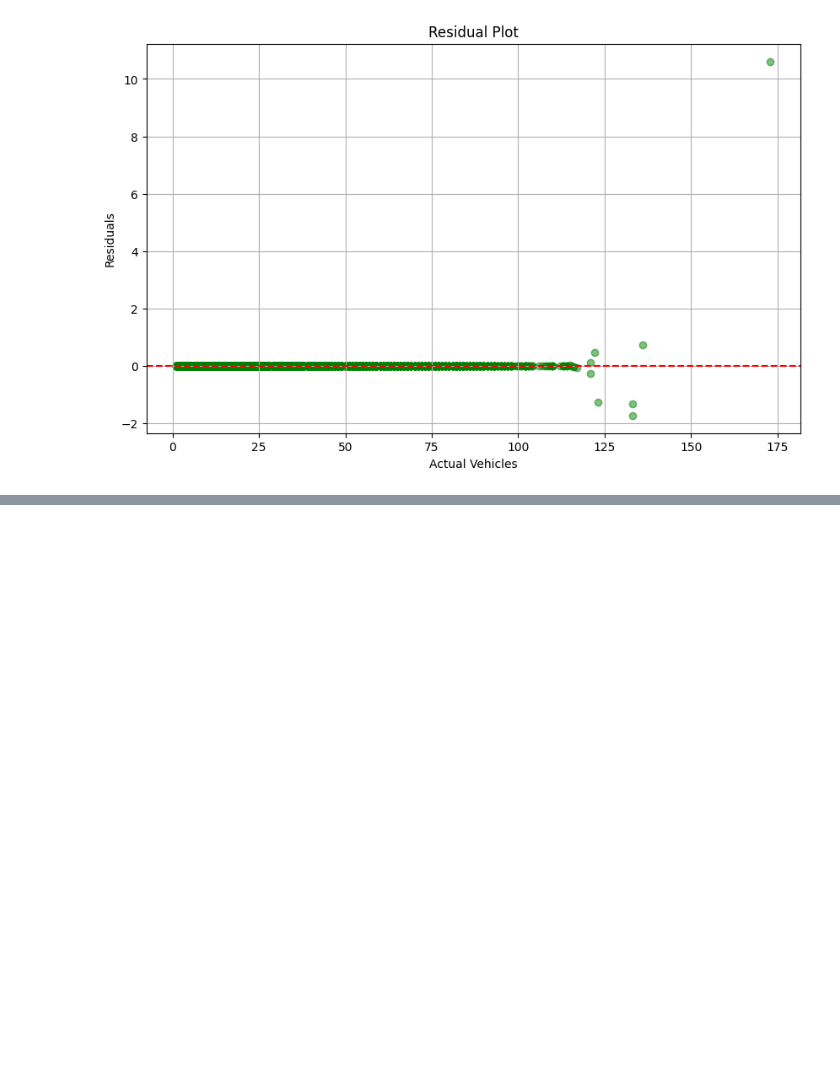
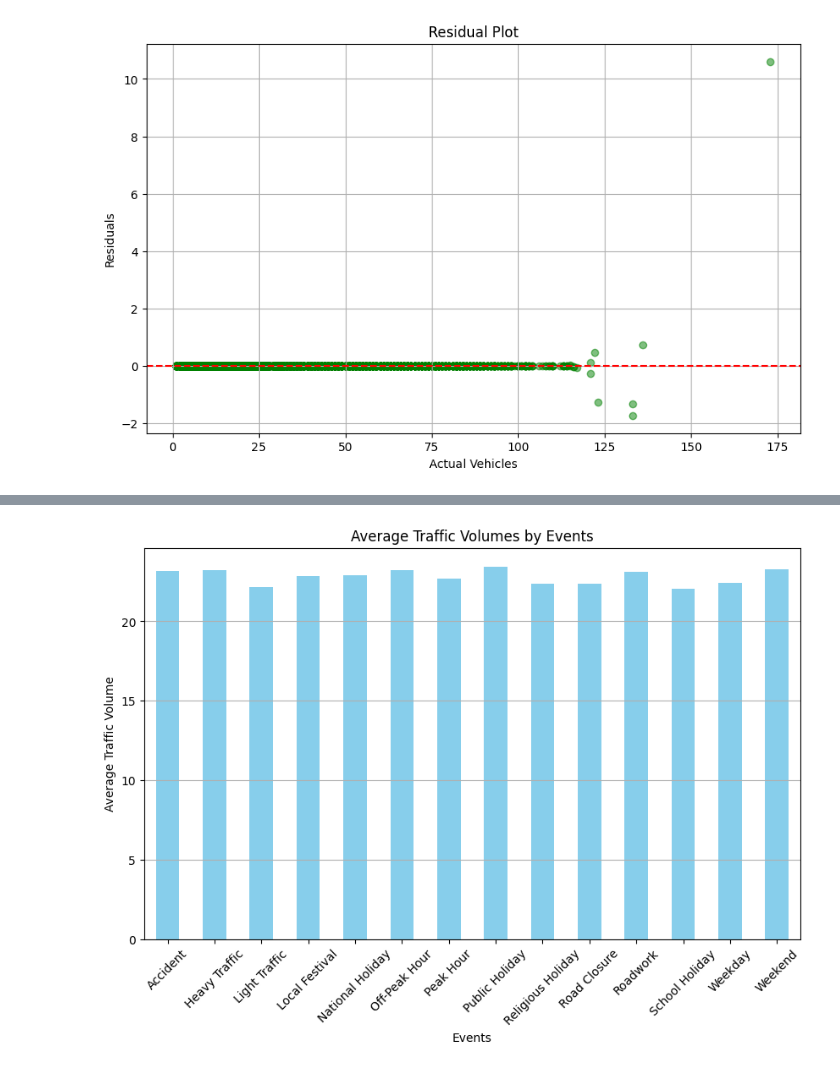
Before and after one commit to React2learn/ml-model-uber, a Jupyter notebook: MSE.ipynb, the cells around one changed output, grey strips where cells are left out. Cells and saved outputs as stored; diff of their text form; code cells hidden in the pictures; blank space fills up the shorter version.

```diff
--- a/MSE.ipynb
+++ b/MSE.ipynb
@@ -98,0 +124,12 @@ plt.show()
+# %%
+events_impact = df.groupby('Events')['Vehicles'].mean()
+plt.figure(figsize=(10, 6))
+events_impact.plot(kind='bar', color='skyblue')
+plt.title('Average Traffic Volumes by Events')
+plt.xlabel('Events')
+plt.ylabel('Average Traffic Volume')
+plt.xticks(rotation=45)
+plt.grid(axis='y')
+plt.show()
+# %% [output]
+[figure, added]
```
Also changed, not shown: parts of 3 cells of this notebook.
